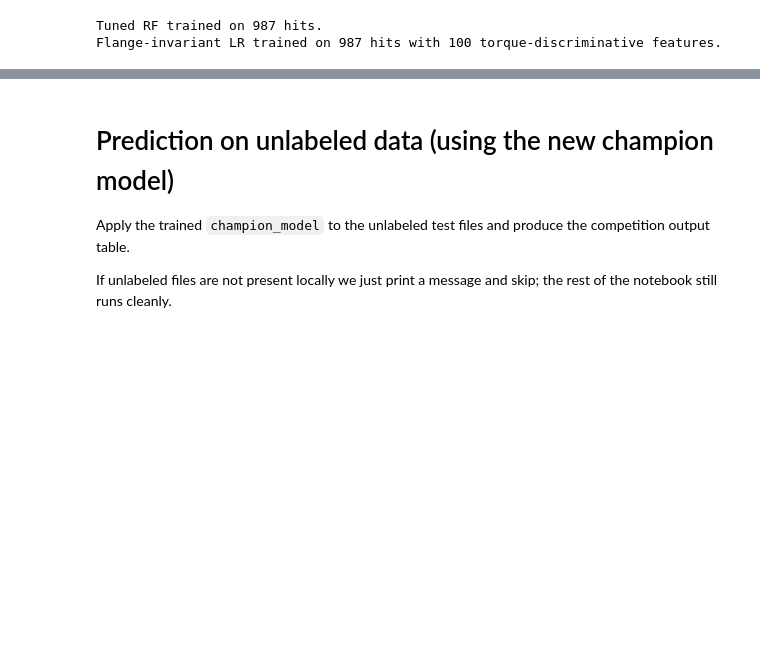
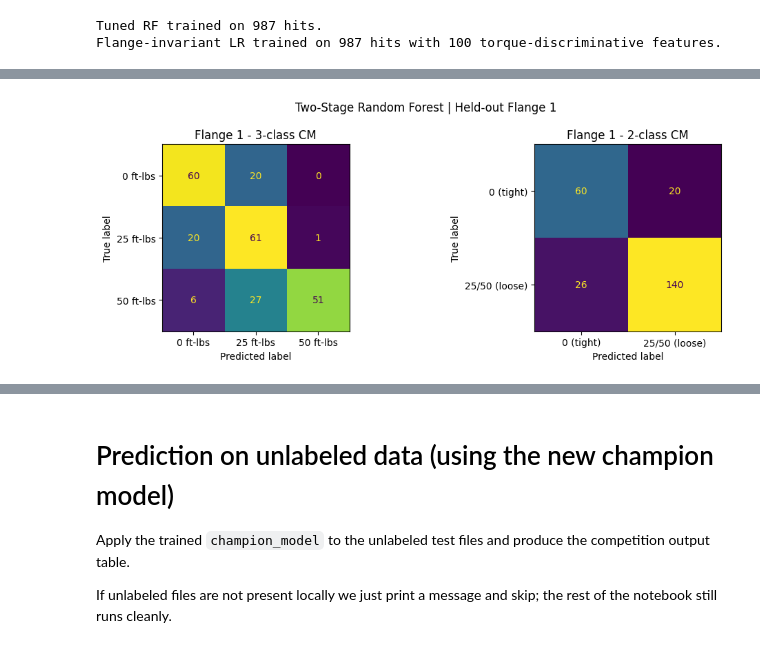
Before and after one commit to MedAmineAlouani/FinalProjectML, a Jupyter notebook: Final_Project_ML_Second_Attempt.ipynb, the cells around one changed output, grey strips where cells are left out. Drawn from its saved outputs; the diff is of its cells as text; code cells hidden in the pictures; blank space fills up the shorter version.

```diff
--- a/Final_Project_ML_Second_Attempt.ipynb
+++ b/Final_Project_ML_Second_Attempt.ipynb
@@ -1155,0 +1477,95 @@ Flange-invariant LR trained on 987 hits with 100 torque-discriminative features.
+# %%
+# ============================================================
+# Two-stage Random Forest:
+#   Stage 1: 0 vs loose
+#   Stage 2: 25 vs 50  (trained on 25/50 hits only)
+# ============================================================
+def lofo_two_stage_eval():
+    classes_ref = np.array([0, 25, 50])
+    name = "Two-Stage Random Forest"
+    print(f"\n{'='*78}\n{name}\n{'='*78}")
+    rows = []
+    for test_flange in [1, 2, 3, 4]:
+        tr = flange_ids != test_flange
+        te = flange_ids == test_flange
+
+        Xtr, ytr = X_features[tr], y_labels[tr]
+        Xte, yte = X_features[te], y_labels[te]
+        files_te = source_files[te]
+
+        # ----- Stage 1: 0 vs loose -----
+        y1 = (ytr != 0).astype(int)            # 0=tight, 1=loose
+        s1 = make_rf_tuned()
+        s1.fit(Xtr, y1)
+        p1 = s1.predict_proba(Xte)             # (n, 2): P(tight), P(loose)
+        i1_0 = list(s1.classes_).index(0)
+        i1_1 = list(s1.classes_).index(1)
+        p_tight = p1[:, i1_0]
+        p_loose = p1[:, i1_1]
+
+        # ----- Stage 2: 25 vs 50, trained on loose hits only -----
+        loose_mask = ytr != 0
+        s2 = make_rf_tuned()
+        s2.fit(Xtr[loose_mask], ytr[loose_mask])     # classes_ are {25, 50}
+        p2 = s2.predict_proba(Xte)                   # (n, 2): P(25), P(50)
+        i2_25 = list(s2.classes_).index(25)
+        i2_50 = list(s2.classes_).index(50)
+
+        # Combined 3-class probability vector
+        P3 = np.zeros((len(Xte), 3))
+        P3[:, 0] = p_tight                                   # P(0)
+        P3[:, 1] = p_loose * p2[:, i2_25]                    # P(25)
+        P3[:, 2] = p_loose * p2[:, i2_50]                    # P(50)
+
+        # Hit-level
+        yp_idx = P3.argmax(axis=1)
+        yp = classes_ref[yp_idx]
+        acc_3 = accuracy_score(yte, yp)
+        acc_2 = accuracy_score((yte != 0).astype(int), (yp != 0).astype(int))
+
+        # File-level via soft vote
+        df = pd.DataFrame(P3, columns=classes_ref)
+        df["__file__"] = files_te
+        avg = df.groupby("__file__").mean().sort_index()
+        pred_file = classes_ref[avg.values.argmax(axis=1)]
+        true_file = (pd.DataFrame({"f": files_te, "y": yte})
+                       .groupby("f")["y"].first().loc[avg.index.values].values)
+        acc_file = accuracy_score(true_file, pred_file)
+
+        print(f"\n--- Held-out Flange {test_flange} ---")
+        print(f"  3-class hit-level : {acc_3*100:5.2f}%")
+        print(f"  2-class hit-level : {acc_2*100:5.2f}%")
+        print(f"  File-level        : {acc_file*100:5.2f}%   ({len(true_file)} files)")
+
+        # CMs
+        fig, axes = plt.subplots(1, 2, figsize=(11, 4))
+        ConfusionMatrixDisplay.from_predictions(
+            yte, yp,
+            display_labels=["0 ft-lbs", "25 ft-lbs", "50 ft-lbs"],
+            ax=axes[0], colorbar=False)
+        axes[0].set_title(f"Flange {test_flange} - 3-class CM")
+        ConfusionMatrixDisplay.from_predictions(
+            (yte != 0).astype(int), (yp != 0).astype(int),
+            display_labels=["0 (tight)", "25/50 (loose)"],
+            ax=axes[1], colorbar=False)
+        axes[1].set_title(f"Flange {test_flange} - 2-class CM")
+        plt.suptitle(f"{name} | Held-out Flange {test_flange}")
+        plt.tight_layout(); plt.show()
+
+        rows.append({"Test Flange": test_flange,
+                     "3-class hit %": round(acc_3*100, 2),
+                     "2-class hit %": round(acc_2*100, 2),
+                     "File-level %":  round(acc_file*100, 2)})
+
+    summary = pd.DataFrame(rows)
+    summary.loc["mean"] = ["mean",
+                            summary["3-class hit %"].mean(),
+                            summary["2-class hit %"].mean(),
+                            summary["File-level %"].mean()]
+    print(f"\nSummary for {name}:")
+    display(summary)
+    return summary
+
+
+two_stage_summary = lofo_two_stage_eval()
+# %% [output]
@@ -1155,0 +1580 @@ Flange-invariant LR trained on 987 hits with 100 torque-discriminative features.
+[figure, added]
```
Also changed, not shown: parts of 8 cells of this notebook.
